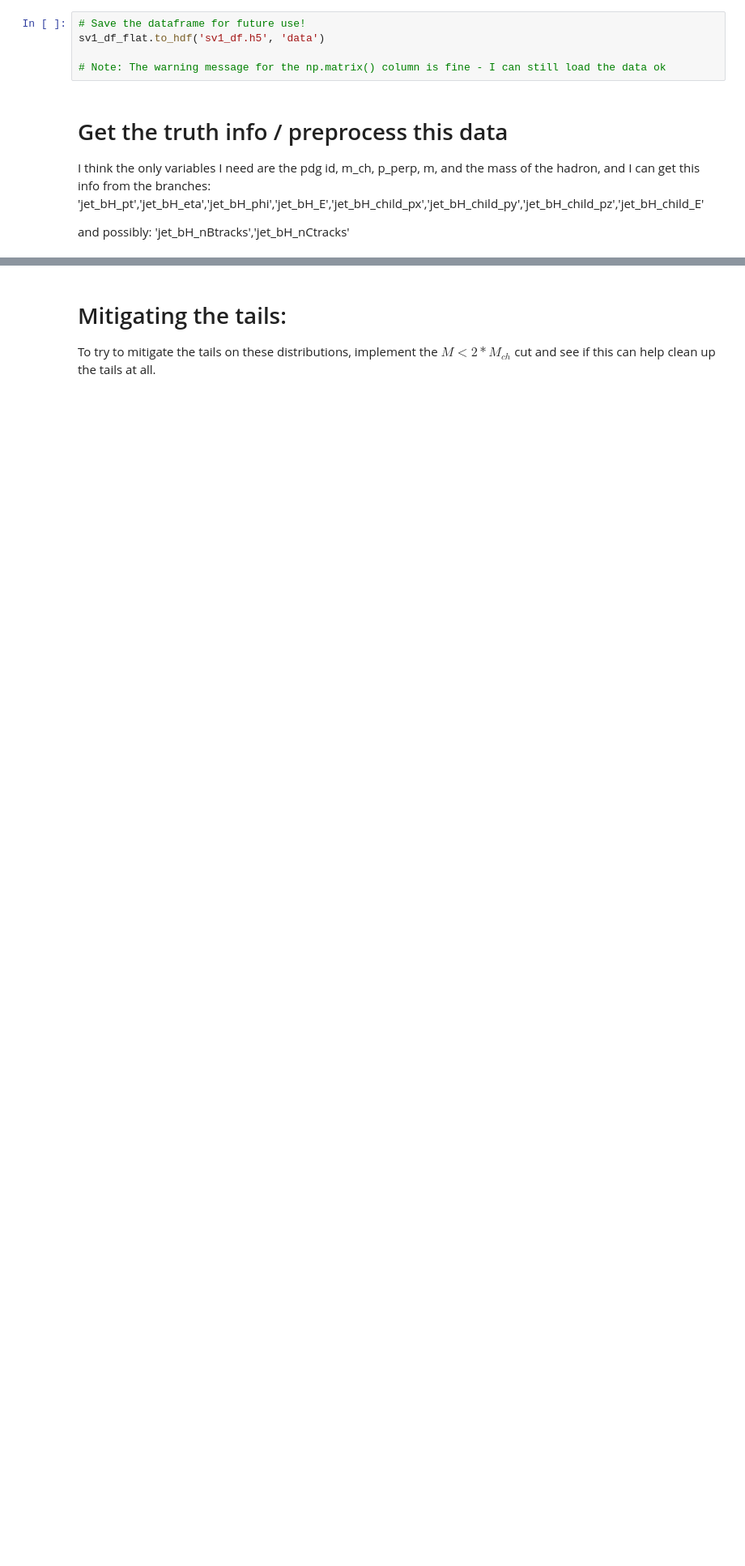
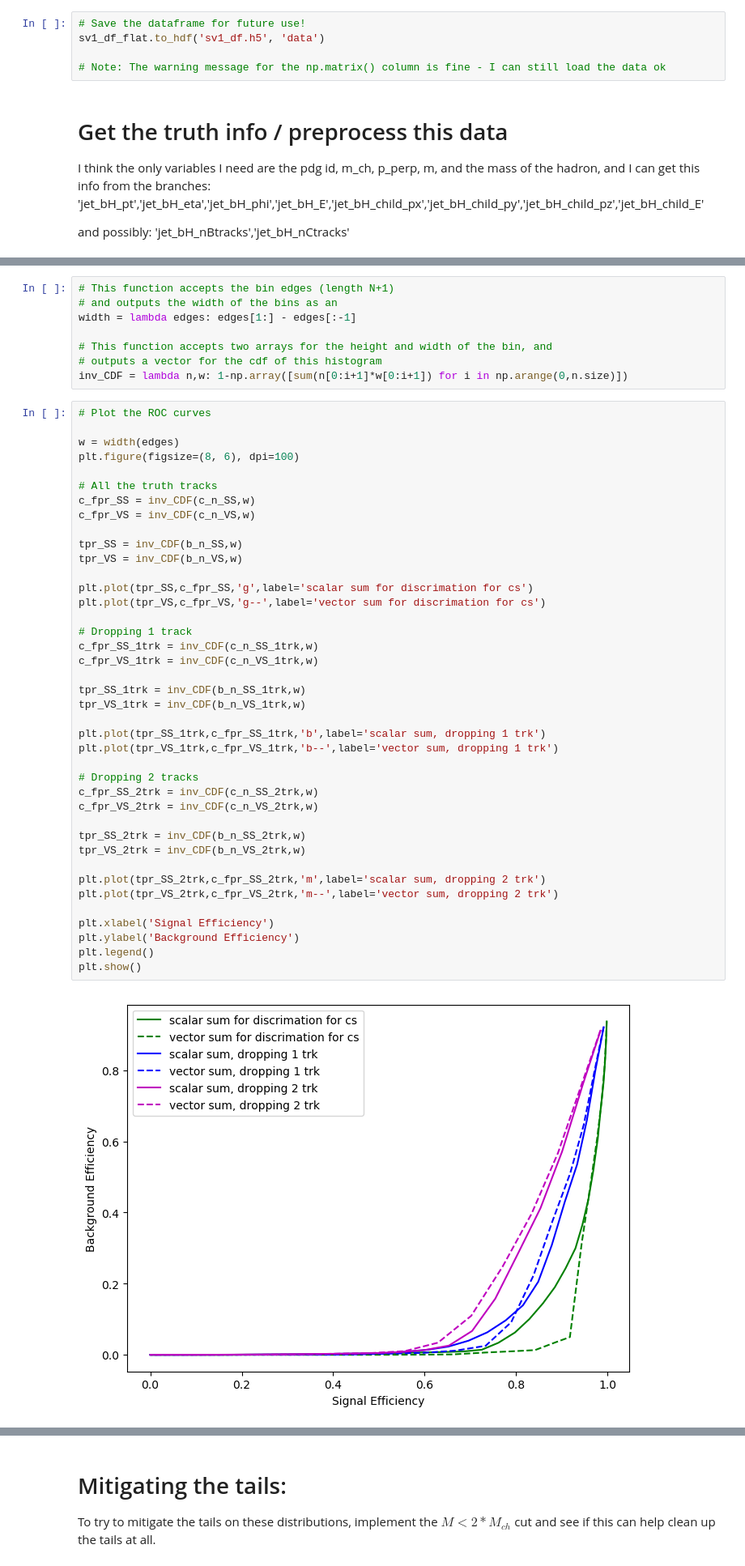
Before and after one commit to nhartman94/Vertex-Mass-Study, a Jupyter notebook: SV1_studies.ipynb, the cells around one changed output, grey strips where cells are left out. Shown at 81% size. Drawn from its saved outputs; the diff is of its cells as text; blank space fills up the shorter version.

```diff
--- a/SV1_studies.ipynb
+++ b/SV1_studies.ipynb
@@ -959,0 +1131,50 @@ truth_df.loc['c'][truth_df.loc['c']['m_ch']<0]
+# %%
+# This function accepts the bin edges (length N+1)
+# and outputs the width of the bins as an
+width = lambda edges: edges[1:] - edges[:-1]
+
+# This function accepts two arrays for the height and width of the bin, and
+# outputs a vector for the cdf of this histogram
+inv_CDF = lambda n,w: 1-np.array([sum(n[0:i+1]*w[0:i+1]) for i in np.arange(0,n.size)])
+# %%
+# Plot the ROC curves
+
+w = width(edges)
+plt.figure(figsize=(8, 6), dpi=100)
+
+# All the truth tracks
+c_fpr_SS = inv_CDF(c_n_SS,w)
+c_fpr_VS = inv_CDF(c_n_VS,w)
+
+tpr_SS = inv_CDF(b_n_SS,w)
+tpr_VS = inv_CDF(b_n_VS,w)
+
+plt.plot(tpr_SS,c_fpr_SS,'g',label='scalar sum for discrimation for cs')
+plt.plot(tpr_VS,c_fpr_VS,'g--',label='vector sum for discrimation for cs')
+
+# Dropping 1 track
+c_fpr_SS_1trk = inv_CDF(c_n_SS_1trk,w)
+c_fpr_VS_1trk = inv_CDF(c_n_VS_1trk,w)
+
+tpr_SS_1trk = inv_CDF(b_n_SS_1trk,w)
+tpr_VS_1trk = inv_CDF(b_n_VS_1trk,w)
+
+plt.plot(tpr_SS_1trk,c_fpr_SS_1trk,'b',label='scalar sum, dropping 1 trk')
+plt.plot(tpr_VS_1trk,c_fpr_VS_1trk,'b--',label='vector sum, dropping 1 trk')
+
+# Dropping 2 tracks
+c_fpr_SS_2trk = inv_CDF(c_n_SS_2trk,w)
+c_fpr_VS_2trk = inv_CDF(c_n_VS_2trk,w)
+
+tpr_SS_2trk = inv_CDF(b_n_SS_2trk,w)
+tpr_VS_2trk = inv_CDF(b_n_VS_2trk,w)
+
+plt.plot(tpr_SS_2trk,c_fpr_SS_2trk,'m',label='scalar sum, dropping 2 trk')
+plt.plot(tpr_VS_2trk,c_fpr_VS_2trk,'m--',label='vector sum, dropping 2 trk')
+
+plt.xlabel('Signal Efficiency')
+plt.ylabel('Background Efficiency')
+plt.legend()
+plt.show()
+# %% [output]
+[figure, added]
```
Also changed, not shown: parts of 37 cells of this notebook.
